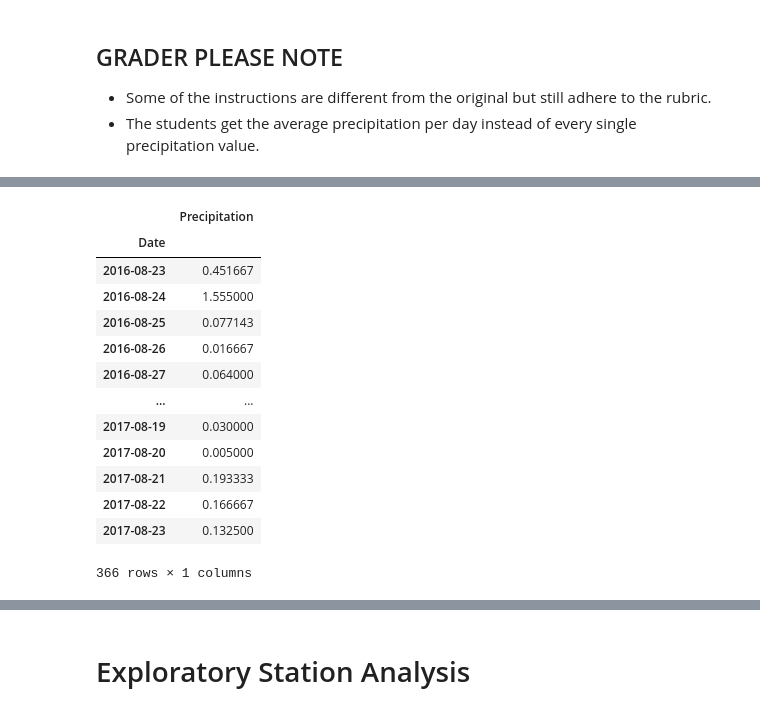
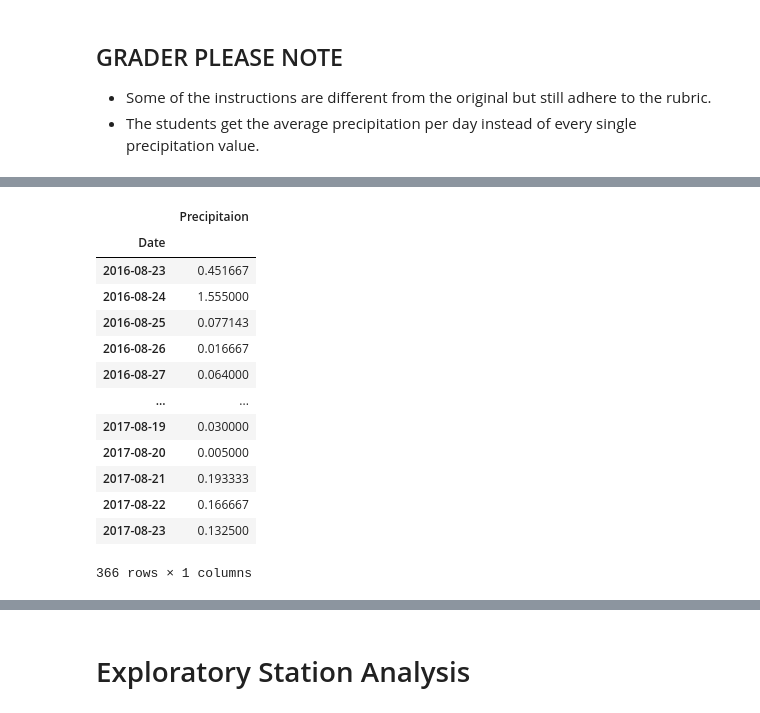
Before and after one commit to bay0624/sqlalchemy-challenge, a Jupyter notebook: climate.ipynb, the cells around one changed output, grey strips where cells are left out. Saved outputs shown, nothing was run; the diff lists cells and outputs as text; code cells hidden in the pictures.

```diff
--- a/climate.ipynb
+++ b/climate.ipynb
@@ -88,19 +85,20 @@ df_prcp1 = df_prcp.rename(columns={0:"Date", 1:"Precipitation"})
-# %%
-grouped_df_prcp = df_prcp1.groupby("Date")["Precipitation"].agg([np.mean])
-grouped_df_prcp1 = grouped_df_prcp.rename(columns={"mean": "Precipitation"})
-grouped_df_prcp1
-# %% [output]
-|  | Precipitation |
-| Date |  |
-| 2016-08-23 | 0.451667 |
-| 2016-08-24 | 1.555000 |
-| 2016-08-25 | 0.077143 |
-| 2016-08-26 | 0.016667 |
-| 2016-08-27 | 0.064000 |
-| ... | ... |
-| 2017-08-19 | 0.030000 |
-| 2017-08-20 | 0.005000 |
-| 2017-08-21 | 0.193333 |
-| 2017-08-22 | 0.166667 |
-| 2017-08-23 | 0.132500 |
-366 rows × 1 columns
+# %%
+# Renaming column and setting date as the index
+prcp_daily_avg_df = prcp_daily.rename(columns={"date": "Date",
+                                               "avg_1": "Precipitaion"})
+prcp_daily_avg_df.set_index("Date")
+# %% [output]
+|  | Precipitaion |
+| Date |  |
+| 2016-08-23 | 0.451667 |
+| 2016-08-24 | 1.555000 |
+| 2016-08-25 | 0.077143 |
+| 2016-08-26 | 0.016667 |
+| 2016-08-27 | 0.064000 |
+| ... | ... |
+| 2017-08-19 | 0.030000 |
+| 2017-08-20 | 0.005000 |
+| 2017-08-21 | 0.193333 |
+| 2017-08-22 | 0.166667 |
+| 2017-08-23 | 0.132500 |
+366 rows × 1 columns
```
Also changed, not shown: parts of 20 cells of this notebook.
